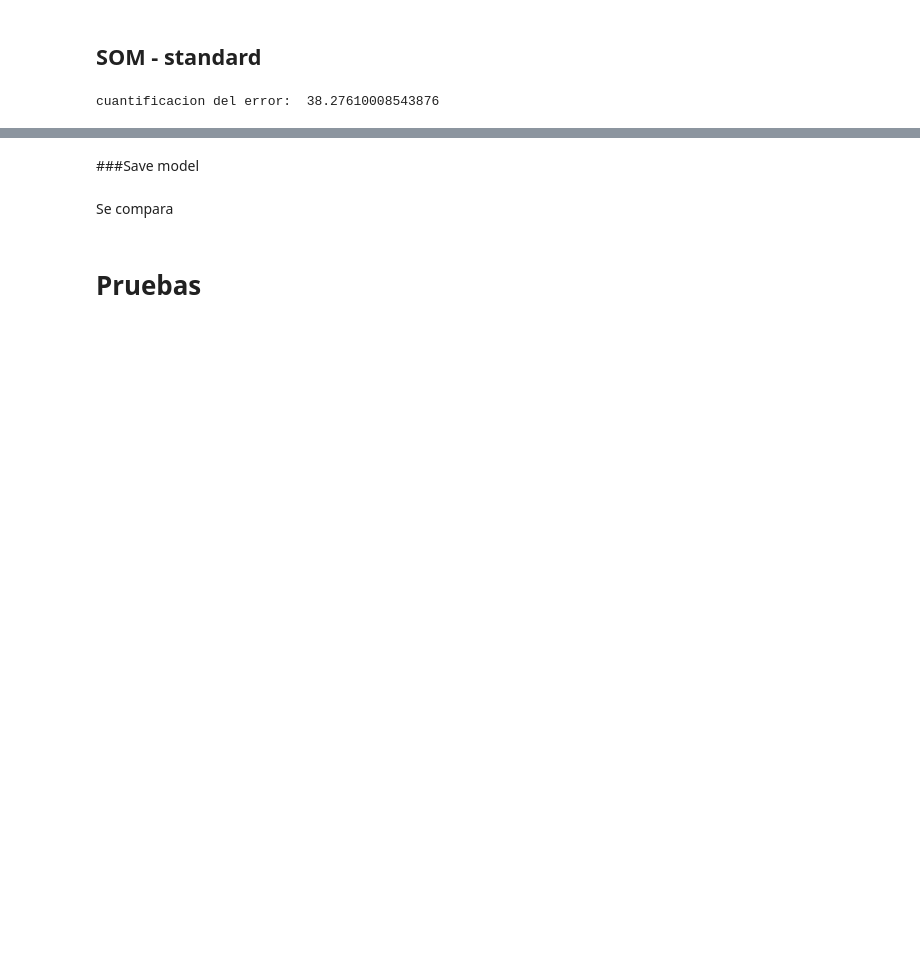
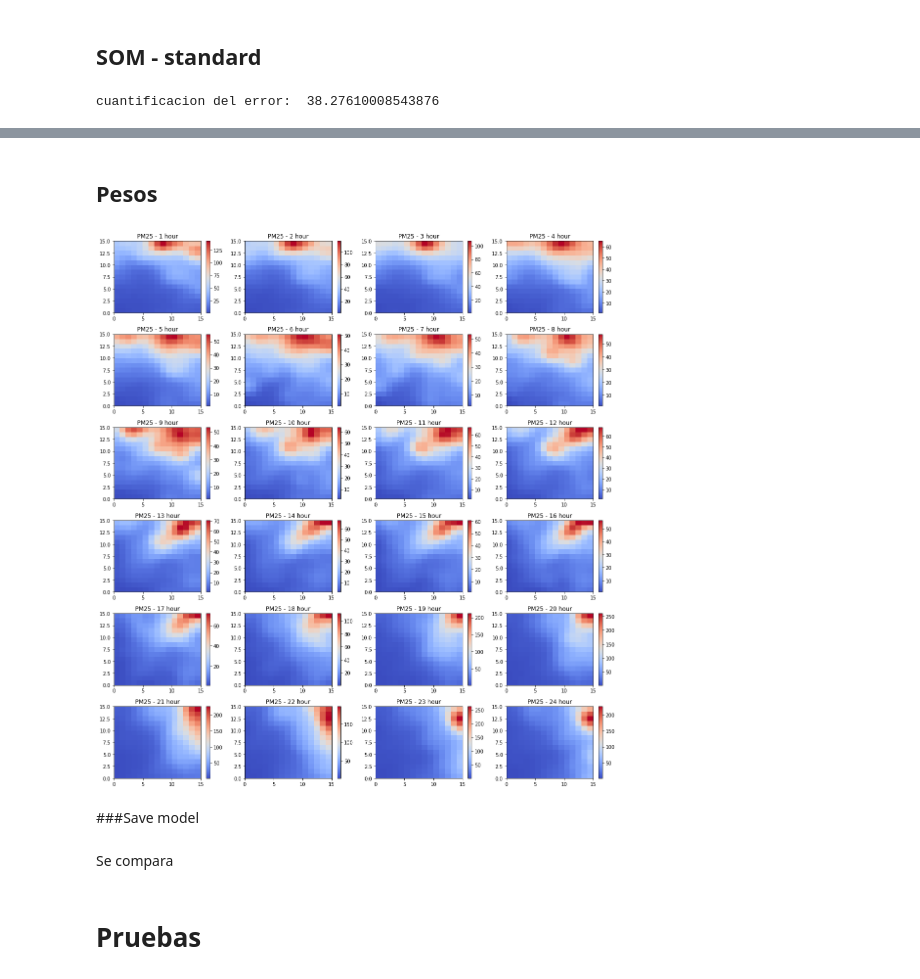
Before and after one commit to castudil/som-lstm, a Jupyter notebook: DTW-SOM/DTW_SOM.ipynb, the cells around one changed output, grey strips where cells are left out. Cells and saved outputs as stored; diff of their text form; code cells hidden in the pictures; blank space fills up the shorter version.

```diff
--- a/DTW-SOM/DTW_SOM.ipynb
+++ b/DTW-SOM/DTW_SOM.ipynb
@@ -457,3 +465,9 @@ cuantificacion del error:  38.27610008543876
+# %% [markdown]
+## Pesos
+# %%
+graph_weights(weights, num_neurons)
+# %% [output]
+[figure, added]
 # %% [markdown]
 ###Save model
 # %%
```
Also changed, not shown: parts of 20 cells of this notebook.
